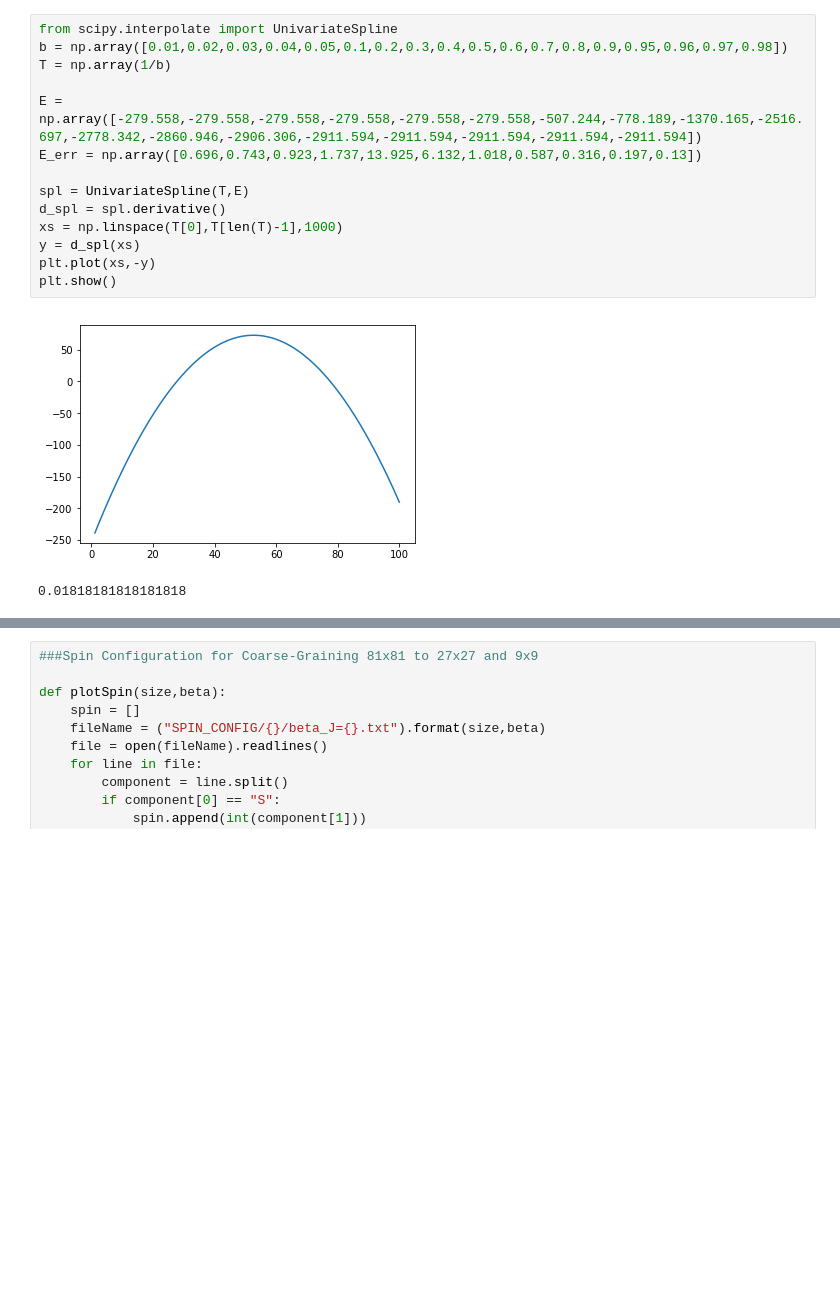
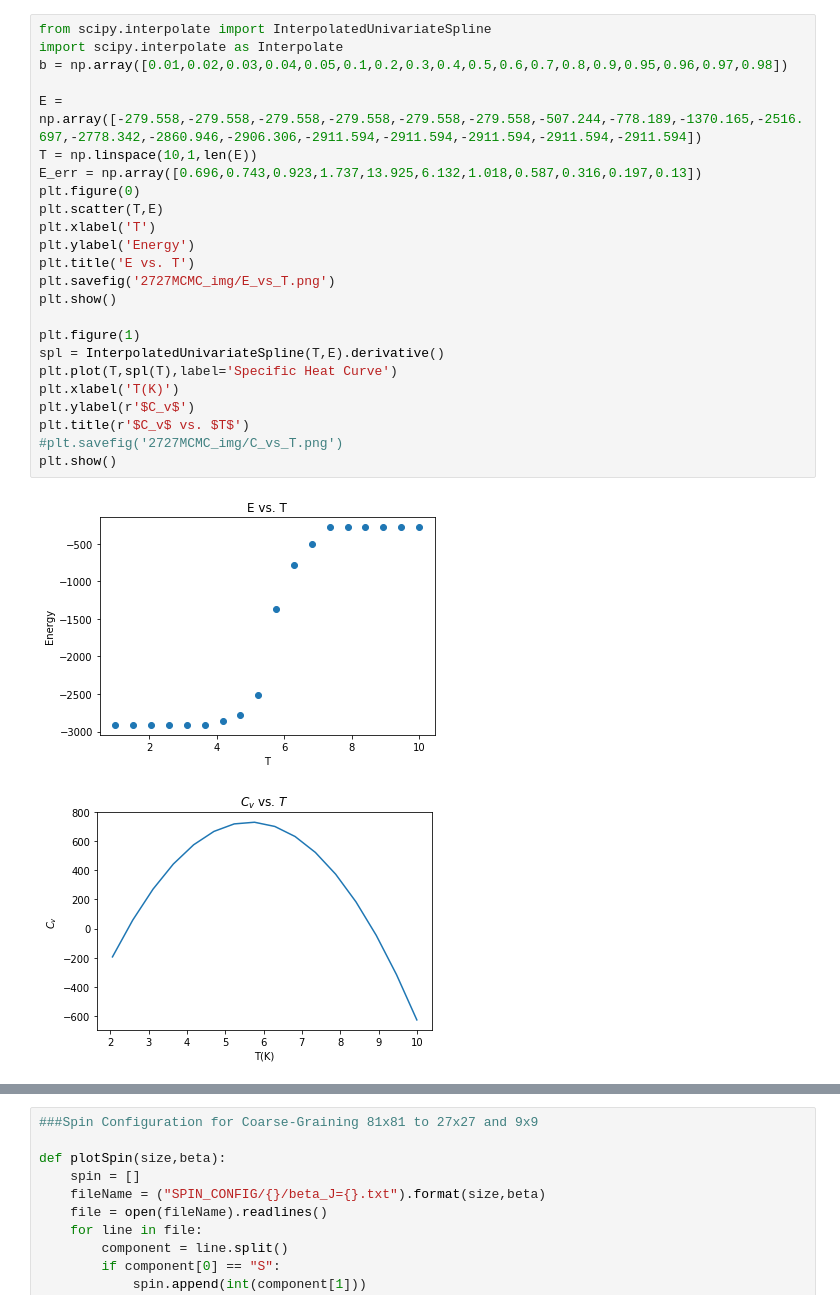
Before and after one commit to YukunJin/Ising-Model-Simulation, a Jupyter notebook: Measure.ipynb, the cells around one changed output, grey strips where cells are left out. Saved outputs shown, nothing was run; the diff lists cells and outputs as text; blank space fills up the shorter version.

Commit message:
added curve fitting and other plots

```diff
--- a/Measure.ipynb
+++ b/Measure.ipynb
@@ -108,20 +127,30 @@ plt.show()
 # %%
-from scipy.interpolate import UnivariateSpline
+from scipy.interpolate import InterpolatedUnivariateSpline
+import scipy.interpolate as Interpolate
 b = np.array([0.01,0.02,0.03,0.04,0.05,0.1,0.2,0.3,0.4,0.5,0.6,0.7,0.8,0.9,0.95,0.96,0.97,0.98])
-T = np.array(1/b)
 
 E = np.array([-279.558,-279.558,-279.558,-279.558,-279.558,-279.558,-507.244,-778.189,-1370.165,-2516.697,-2778.342,-2860.946,-2906.306,-2911.594,-2911.594,-2911.594,-2911.594,-2911.594])
+T = np.linspace(10,1,len(E))
 E_err = np.array([0.696,0.743,0.923,1.737,13.925,6.132,1.018,0.587,0.316,0.197,0.13])
+plt.figure(0)
+plt.scatter(T,E)
+plt.xlabel('T')
+plt.ylabel('Energy')
+plt.title('E vs. T')
+plt.savefig('2727MCMC_img/E_vs_T.png')
+plt.show()
 
-spl = UnivariateSpline(T,E)
-d_spl = spl.derivative()
-xs = np.linspace(T[0],T[len(T)-1],1000)
-y = d_spl(xs)
-plt.plot(xs,-y)
+plt.figure(1)
+spl = InterpolatedUnivariateSpline(T,E).derivative()
+plt.plot(T,spl(T),label='Specific Heat Curve')
+plt.xlabel('T(K)')
+plt.ylabel(r'$C_v$')
+plt.title(r'$C_v$ vs. $T$')
+#plt.savefig('2727MCMC_img/C_vs_T.png')
 plt.show()
 # %% [output]
-[figure, old version]
+[figure, new version]
-0.01818181818181818
+[figure, added]
 # %%
 import scipy.interpolate as Interpolate
 beta_test = np.linspace(0,1,len(M_2))
```
Also changed, not shown: parts of 9 cells of this notebook, 16 other files.
